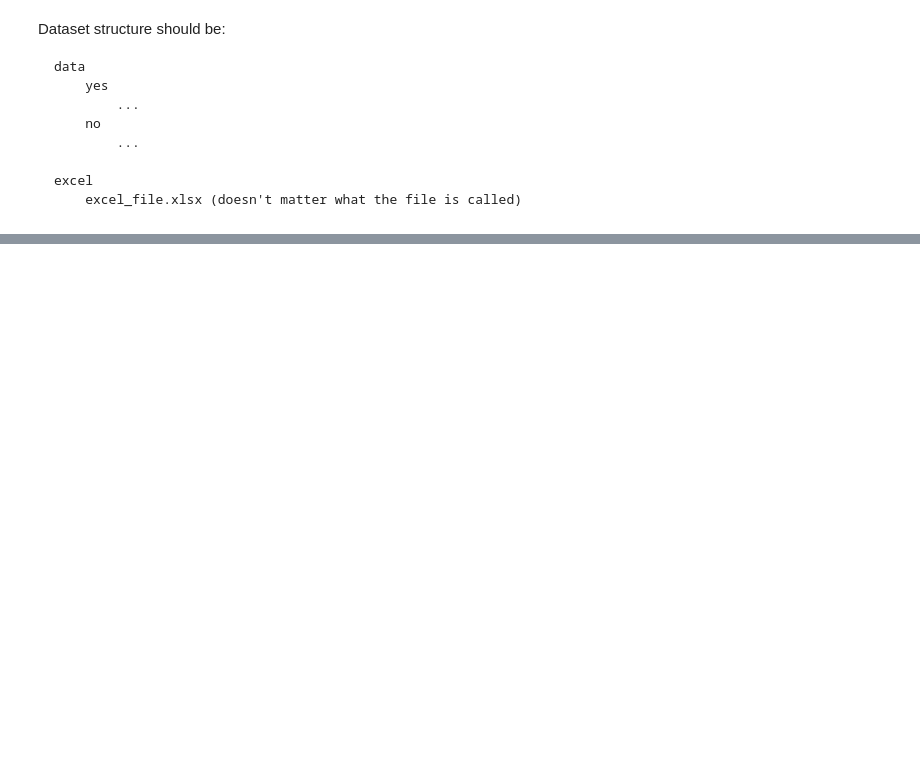
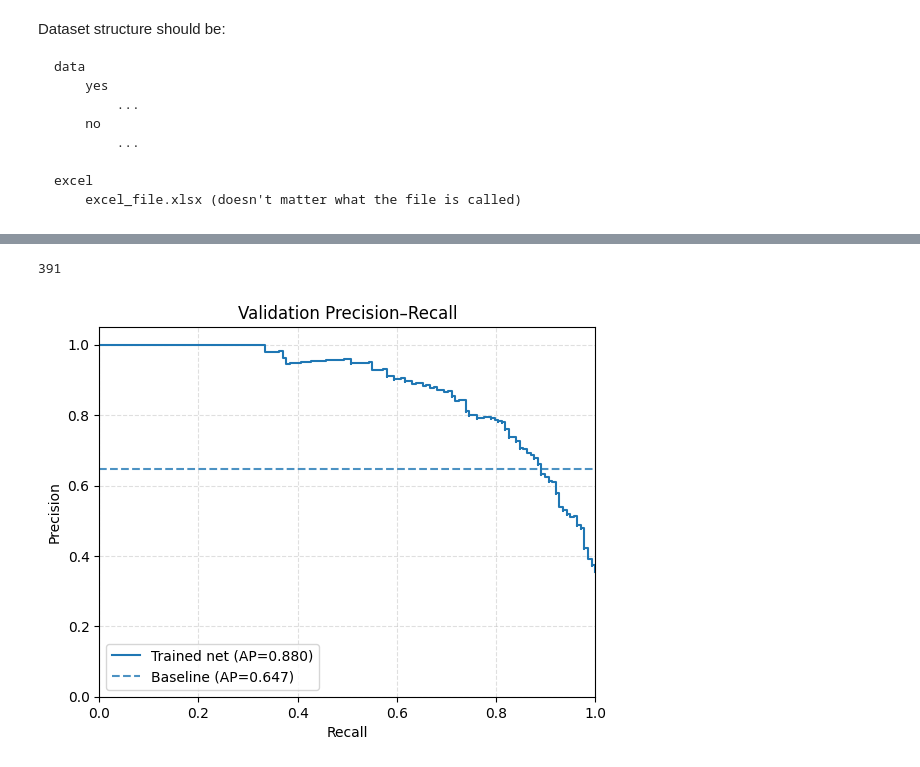
Before and after one commit to gawtamcr/eai2025_project, a Jupyter notebook: train_with_resnet.ipynb, the cells around one changed output, grey strips where cells are left out. Saved outputs shown, nothing was run; the diff lists cells and outputs as text; code cells hidden in the pictures; blank space fills up the shorter version.

```diff
--- a/train_with_resnet.ipynb
+++ b/train_with_resnet.ipynb
@@ -262,0 +409,62 @@ print(predict_yes_no("data/yes/40753679_floor_79_rendered.png"))
+# %%
+# Add the RGB images to the guess folder
+copied = 0
+queries = os.listdir("E_grade_pics")
+for f in [f"{sub_folder1}/yes", f"{sub_folder1}/no", f"{sub_folder2}/yes", f"{sub_folder2}/no"]:
+    for name in os.listdir(f):
+        for q in queries:
+            if name in os.listdir(f"E_grade_pics/{q}"):
+                rgb_name = name.split('_')
+                if len(rgb_name) > 3:
+                    if rgb_name[3] == "rendered.png":
+                        rgb_name[3] = "rgb.png"
+                        rgb_name = '_'.join(rgb_name)
+                        shutil.copyfile(f"E_grade_pics/{q}/{rgb_name}", f"{f}/{rgb_name}")
+                        copied += 1
+print(copied)
+# %% [output]
+391
+# %%
+# --- Precision–Recall curve on validation set (uses dl["val"]) ---
+import numpy as np
+import matplotlib.pyplot as plt
+from sklearn.metrics import precision_recall_curve, average_precision_score
+
+model.eval()
+
+# Get class order and pick "yes" as the positive class (fallback to index 1 if not present)
+classes = datasets.ImageFolder(data_dir).classes
+pos_cls = "yes" if "yes" in classes else (classes[1] if len(classes) > 1 else classes[0])
+pos_idx = classes.index(pos_cls)
+
+y_true, y_scores = [], []
+
+with torch.no_grad():
+    for x, y in dl["val"]:
+        x = x.to(device)
+        # probability of the positive class
+        probs = torch.softmax(model(x), dim=1)[:, pos_idx].cpu().numpy()
+        y_scores.append(probs)
+        y_true.append((y == pos_idx).int().cpu().numpy())
+
+y_true   = np.concatenate(y_true)
+y_scores = np.concatenate(y_scores)
+
+prec, rec, _ = precision_recall_curve(y_true, y_scores)
+ap = average_precision_score(y_true, y_scores)
+
+baseline = float(1 - np.mean(y_true))
+
+plt.figure()
+plt.step(rec, prec, where="post", label=f"Trained net (AP={ap:.3f})")
+plt.hlines(baseline, 0, 1, linestyles="--", label=f"Baseline (AP={baseline:.3f})", alpha=0.8)
+
+plt.xlabel("Recall")
+plt.ylabel("Precision")
+plt.title(f"Validation Precision–Recall")
+plt.xlim(0, 1); plt.ylim(0, 1.05)
+plt.grid(True, linestyle="--", alpha=0.4)
+plt.legend(loc="lower left")
+plt.show()
+# %% [output]
+[figure, added]
```
Also changed, not shown: parts of 10 cells of this notebook.
